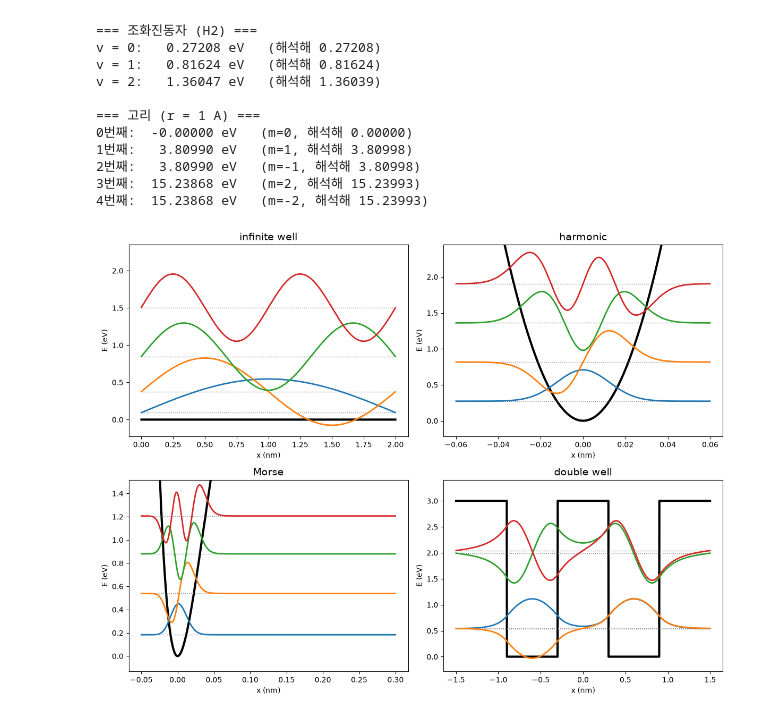
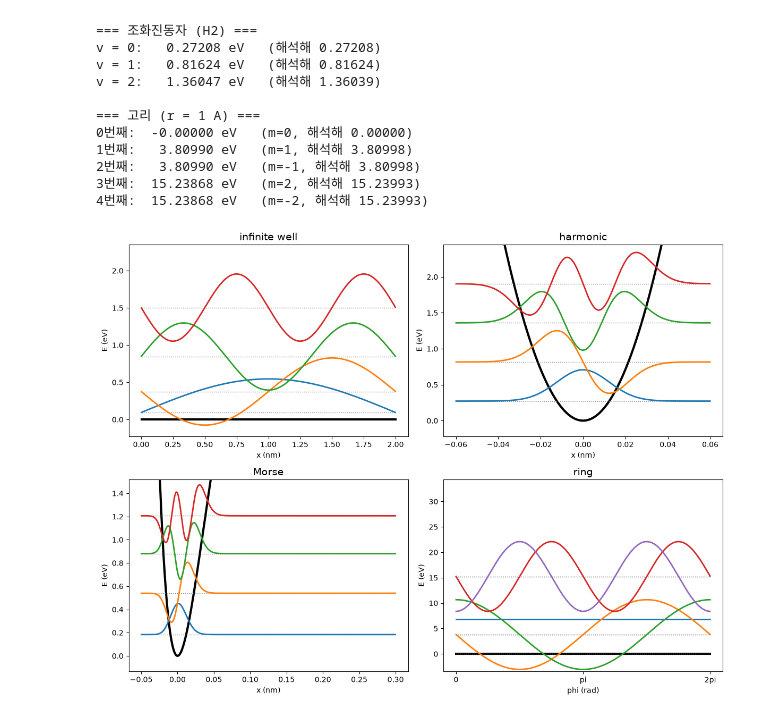
Before and after one commit to Quree2357/quantum-chemistry-with-python, a Jupyter notebook: scripts/07-04.ipynb, the cells around one changed output. Saved outputs shown, nothing was run; the diff lists cells and outputs as text; code cells hidden in the pictures.

```diff
--- a/scripts/07-04.ipynb
+++ b/scripts/07-04.ipynb
@@ -78,7 +78,7 @@ v = 2:   1.36047 eV   (해석해 1.36039)
 3번째:  15.23868 eV   (m=2, 해석해 15.23993)
 4번째:  15.23868 eV   (m=-2, 해석해 15.23993)
 # %%
-def plot_levels(ax, x, V, E, psi, n_levels=4, scale=0.2, xunit=1e9):
+def plot_levels(ax, x, V, E, psi, n_levels=4, scale=0.2, xunit=1e9, xlabel="x (nm)"):
     ax.plot(x * xunit, V / e, color="black", lw=3)
     span = (E[n_levels] - E[0]) / e
 
@@ -90,44 +90,51 @@ def plot_levels(ax, x, V, E, psi, n_levels=4, scale=0.2, xunit=1e9):
         ax.plot(x * xunit, E[k] / e + scale * span * f / np.abs(f).max(), lw=2)
 
     ax.set_ylim(min(0, V.min() / e) - 0.1 * span, E[n_levels] / e)
-    ax.set_xlabel("x (nm)")
+    ax.set_xlabel(xlabel)
     ax.set_ylabel("E (eV)")
 # %%
-N = 1500
+N = 1000
 cases = []
 
-# 무한 우물
+# (1) 무한 우물
 L = 2e-9
 x1 = np.linspace(0, L, N + 2)[1:-1]
-E1, p1 = solve_1d(np.zeros(N), x1, m_e)
-cases.append(("infinite well", x1, np.zeros(N), E1, p1))
+V1 = np.zeros(N)
+E1, p1 = solve_1d(V1, x1, m_e)
+cases.append(("infinite well", x1, V1, E1, p1))
 
-# 조화진동자
+# (2) 조화 진동자
 x2 = np.linspace(-6e-11, 6e-11, N + 2)[1:-1]
 V2 = 0.5 * 572.0 * x2**2
 E2, p2 = solve_1d(V2, x2, 0.504 * u)
 cases.append(("harmonic", x2, V2, E2, p2))
 
-# Morse 퍼텐셜
+# (3) Morse 퍼텐셜
 De, a = 37244 * 100 * h * c, 1.868e10
 mu_hcl = 1.008 * 34.969 / (1.008 + 34.969) * u
 x3 = np.linspace(-0.5e-10, 3e-10, N + 2)[1:-1]
 V3 = De * (1 - np.exp(-a * x3)) ** 2
 E3, p3 = solve_1d(V3, x3, mu_hcl)
 cases.append(("Morse", x3, V3, E3, p3))
 
-# 이중 우물
-x4 = np.linspace(-1.5e-9, 1.5e-9, N + 2)[1:-1]
-V4 = np.where(np.abs(np.abs(x4) - 0.6e-9) < 0.3e-9, 0.0, 3.0 * e)
-E4, p4 = solve_1d(V4, x4, m_e)
-cases.append(("double well", x4, V4, E4, p4))
+# (4) 고리 위 입자
+R = 1e-10
+I = m_e * R**2
+x4 = np.linspace(0, 2 * np.pi, N, endpoint=False)
+V4 = np.zeros(N)
+E4, p4 = solve_1d(V4, x4, I, periodic=True)
 
 fig, axes = plt.subplots(2, 2, figsize=(12, 9))
 for ax, (title, x, V, E, psi) in zip(axes.ravel(), cases):
     plot_levels(ax, x, V, E, psi)
     ax.set_title(title, fontsize=14)
 
+plot_levels(axes[1, 1], x4, np.zeros(N), E4, p4, n_levels=5, xunit=1, xlabel="phi (rad)")
+axes[1, 1].set_title("ring", fontsize=14)
+axes[1, 1].set_xticks([0, np.pi, 2 * np.pi])
+axes[1, 1].set_xticklabels(["0", "pi", "2pi"])
+
 plt.tight_layout()
 plt.show()
 # %% [output]
-[figure, old version]
+[figure, new version]
```
Also changed, not shown: 3 other files.
